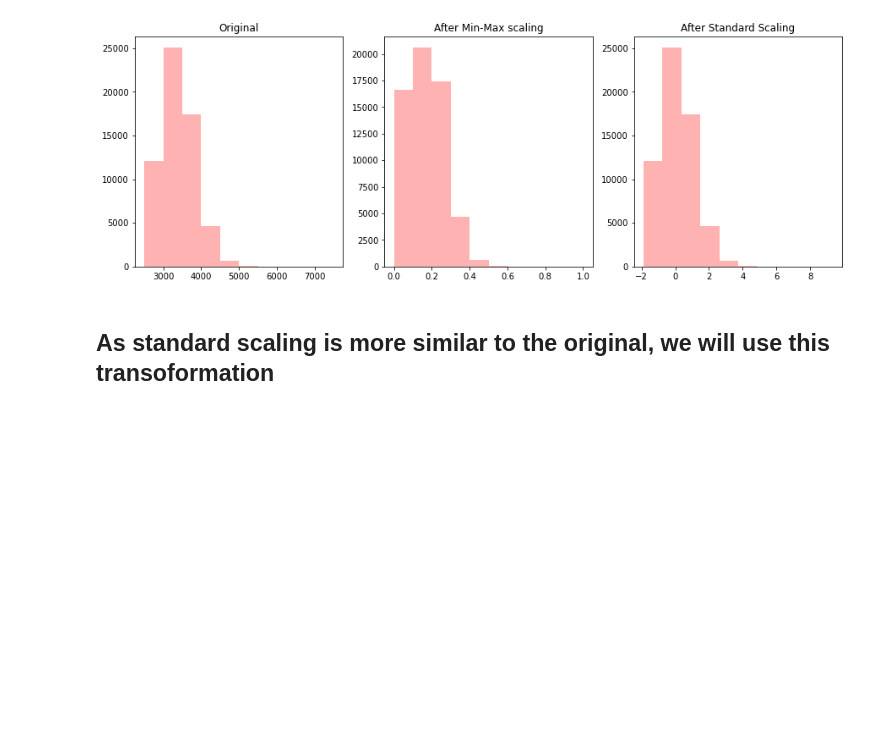
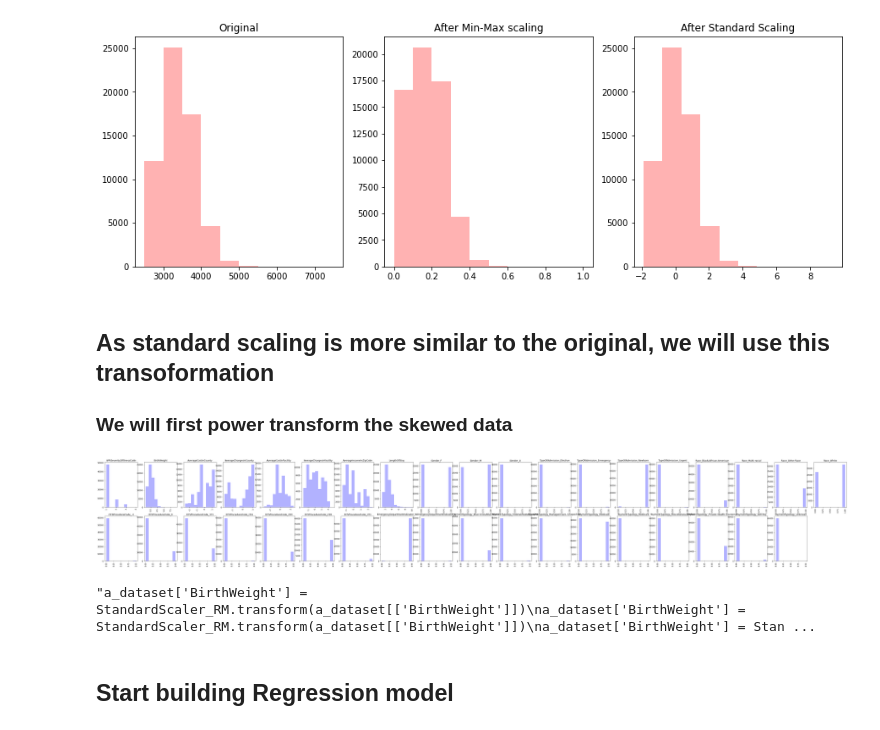
Before and after one commit to s3723189/COSC2673_assignment1, a Jupyter notebook: assignment1.ipynb, the cells around one changed output. Saved outputs shown, nothing was run; the diff lists cells and outputs as text; code cells hidden in the pictures; blank space fills up the shorter version.

Commit message:
Fully cleaned and transformed dataset

```diff
--- a/assignment1.ipynb
+++ b/assignment1.ipynb
@@ -291,9 +291,41 @@ Text(0.5, 1.0, 'After Standard Scaling')
 [figure]
 # %% [markdown]
 ## As standard scaling is more similar to the original, we will use this transoformation
+### We will first power transform the skewed data
-# %%
-a_dataset['BirthWeight'] = StandardScaler_RM.transform(a_dataset[['BirthWeight']])
+# %%
+#a_dataset['BirthWeight'] = StandardScaler_RM.transform(a_dataset[['BirthWeight']])
+from sklearn.preprocessing import PowerTransformer
+
+
+
+standscale_powerdtransformed_attributes = ['AverageCostInFacility','AverageChargesInCounty']
+standScale_attributes = ['BirthWeight','AverageCostInCounty','AverageChargesInFacility','AverageIncomeInZipCode']
+a_dataset_scaled = a_dataset.copy()
+
+standardscaler = StandardScaler().fit(a_dataset_scaled.loc[:, standScale_attributes])
+a_dataset_scaled.loc[:, standScale_attributes] = standardscaler.transform(a_dataset_scaled.loc[:, standScale_attributes])
+
+
+powertransformer = PowerTransformer(method='yeo-johnson', standardize=False).fit(a_dataset_scaled.loc[:, standscale_powerdtransformed_attributes])
+a_dataset_scaled.loc[:, standscale_powerdtransformed_attributes] = powertransformer.transform(a_dataset_scaled.loc[:, standscale_powerdtransformed_attributes])
+
+standardscalerr_pt = StandardScaler().fit(a_dataset_scaled.loc[:, standscale_powerdtransformed_attributes])
+a_dataset_scaled.loc[:, standscale_powerdtransformed_attributes] = standardscalerr_pt.transform(a_dataset_scaled.loc[:, standscale_powerdtransformed_attributes])
+# %%
+plt.figure(figsize=(70,20))
+for i, col in enumerate(a_dataset_scaled.columns):
+    plt.subplot(4,19,i+1)
+    plt.hist(a_dataset_scaled[col], alpha=0.3, color='b', density=False)
+    plt.title(col)
+    plt.xticks(rotation='vertical')
+# %% [output]
+[figure, added]
 # %%
+"""a_dataset['BirthWeight'] = StandardScaler_RM.transform(a_dataset[['BirthWeight']])
 a_dataset['BirthWeight'] = StandardScaler_RM.transform(a_dataset[['BirthWeight']])
 a_dataset['BirthWeight'] = StandardScaler_RM.transform(a_dataset[['BirthWeight']])
-a_dataset['BirthWeight'] = StandardScaler_RM.transform(a_dataset[['BirthWeight']])
+"""
+# %% [output]
+"a_dataset['BirthWeight'] = StandardScaler_RM.transform(a_dataset[['BirthWeight']])\na_dataset['BirthWeight'] = StandardScaler_RM.transform(a_dataset[['BirthWeight']])\na_dataset['BirthWeight'] = Stan ...
+# %% [markdown]
+## Start building Regression model
```
